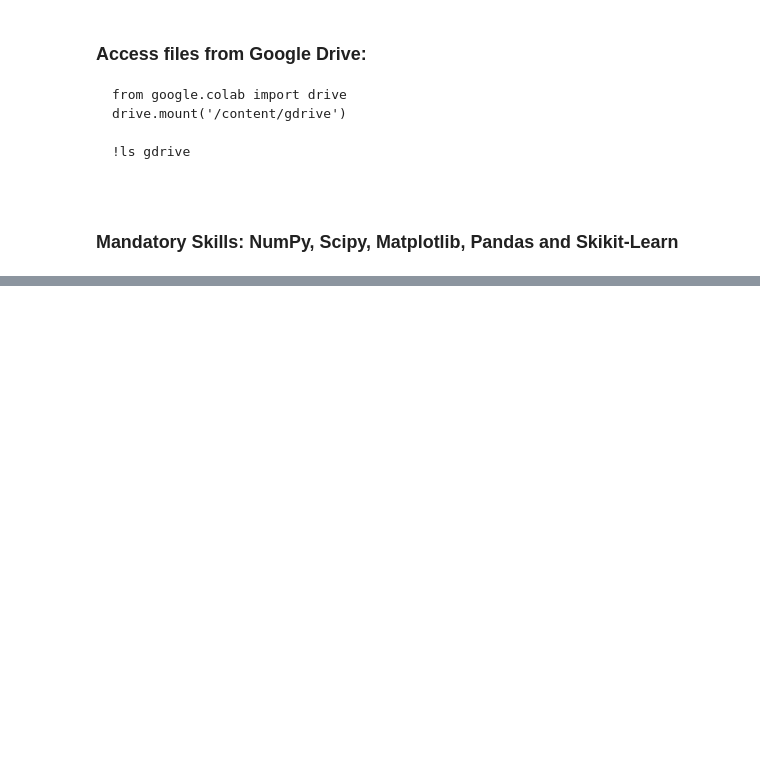
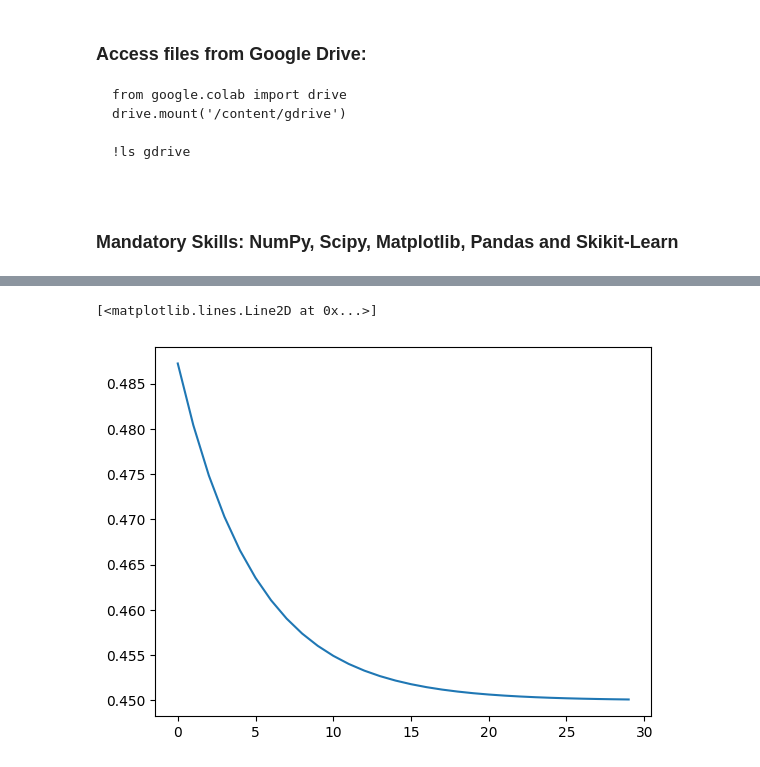
Before and after one commit to pauldebayan/ml_notebooks, a Jupyter notebook: PyTorch.ipynb, the cells around one changed output, grey strips where cells are left out. Drawn from its saved outputs; the diff is of its cells as text; code cells hidden in the pictures; blank space fills up the shorter version.

```diff
--- a/PyTorch.ipynb
+++ b/PyTorch.ipynb
@@ -132,0 +189,29 @@ predictions = model(inputs).detach().numpy()
+# %%
+# Train the model
+# Here 30 is a number choosed after some experimentation
+n_epochs = 30
+losses = []
+
+for it in range(n_epochs):
+    # zero the parameter gradients
+    # Behind the scene PyTorch is actually accumulating the gradient each time you call backwards
+    # zero the gradient to prevent them from accumulating and give us the correct answer
+    optimizer.zero_grad()
+
+    # Forward pass
+    outputs = model(inputs)
+    loss = criterion(outputs, targets)
+
+    # Keep the loss so we can plot it later
+    # We need to take the loss from PyTorch land to Python land
+    # item() because loss is a single number
+    losses.append(loss.item())
+
+    # Backward and optimize
+    # We calculate the gradients, PyTorch encapsulates this in function called 'backward' to be called from the 'loss' tensor
+    loss.backward()
+
+    # Finally we call optimizer.step() to do one step of gradient descent
+    optimizer.step()
+
+    print(f"Epoch {it+1}/{n_epochs}, Loss: {loss.item():.4f}" )
@@ -132,0 +236,5 @@ predictions = model(inputs).detach().numpy()
+# %%
+plt.plot(losses)
+# %% [output]
+[<matplotlib.lines.Line2D at 0x...>]
+[figure, added]
```
Also changed, not shown: parts of 9 cells of this notebook.
